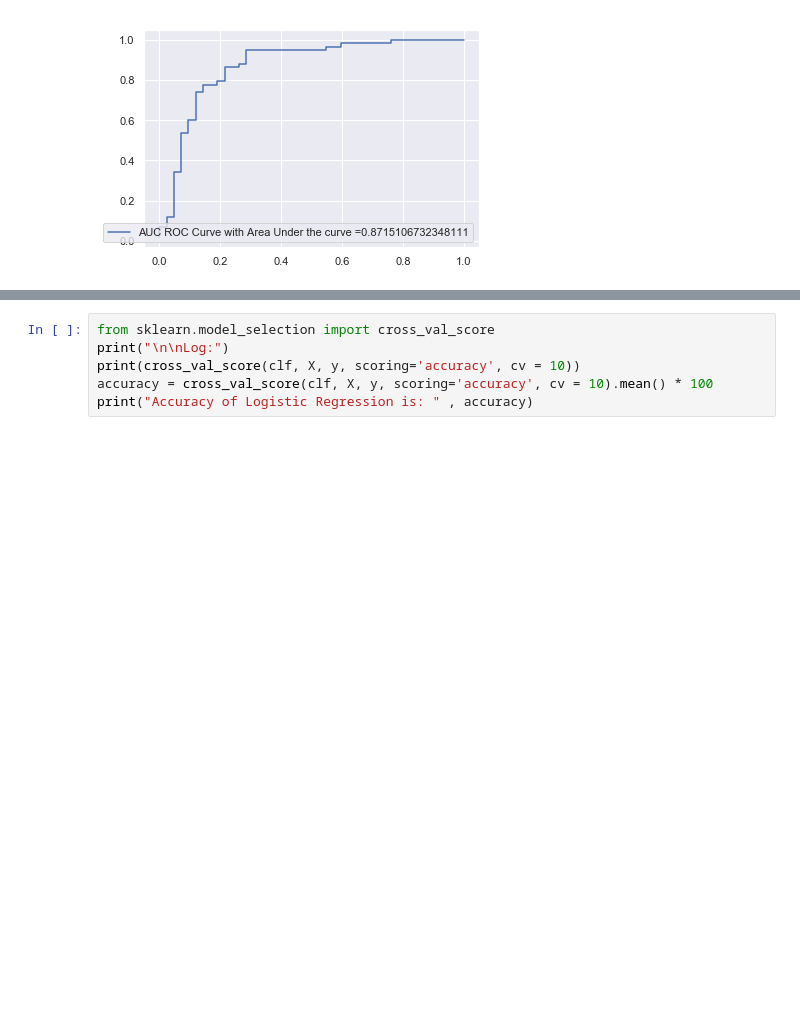
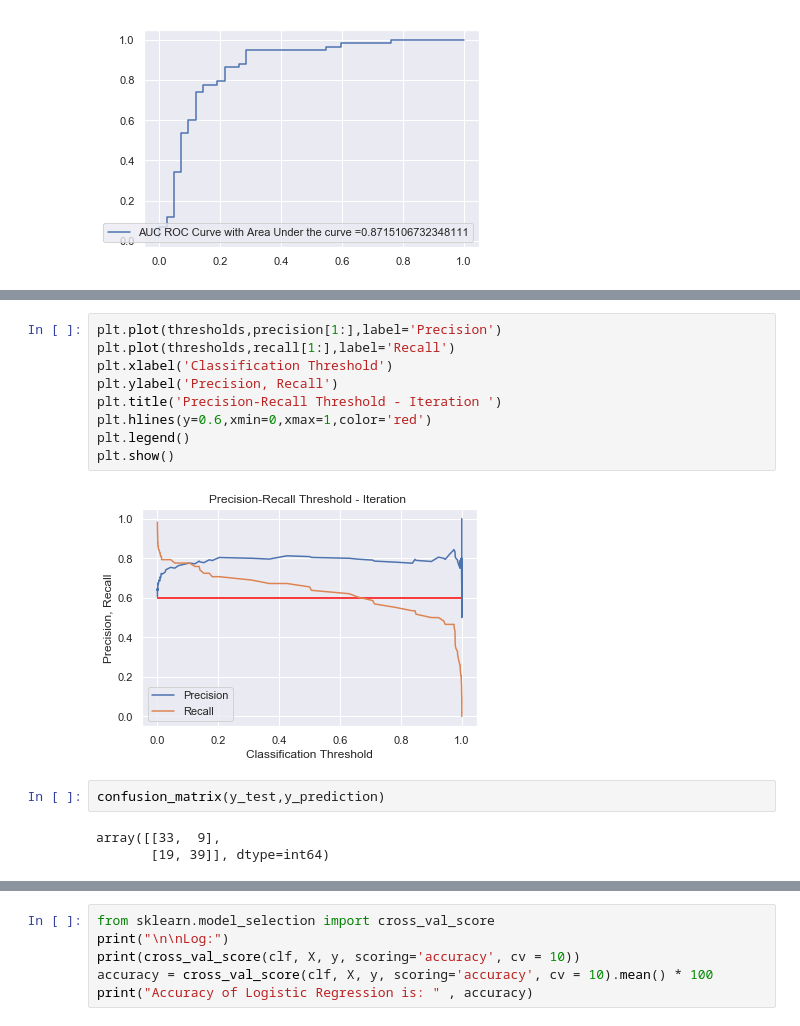
Before and after one commit to divya-r-kamat/classification, a Jupyter notebook: Heart Healthy/Heart Healthy.ipynb, the cells around one changed output, grey strips where cells are left out. Drawn from its saved outputs; the diff is of its cells as text; blank space fills up the shorter version.

```diff
--- a/Heart Healthy/Heart Healthy.ipynb
+++ b/Heart Healthy/Heart Healthy.ipynb
@@ -139,0 +229,16 @@ generate_auc_roc_curve(clf, X_test,y_test)
+# %%
+plt.plot(thresholds,precision[1:],label='Precision')
+plt.plot(thresholds,recall[1:],label='Recall')
+plt.xlabel('Classification Threshold')
+plt.ylabel('Precision, Recall')
+plt.title('Precision-Recall Threshold - Iteration ')
+plt.hlines(y=0.6,xmin=0,xmax=1,color='red')
+plt.legend()
+plt.show()
+# %% [output]
+[figure, added]
+# %%
+confusion_matrix(y_test,y_prediction)
+# %% [output]
+array([[33,  9],
+       [19, 39]], dtype=int64)
```
Also changed, not shown: parts of 15 cells of this notebook.
